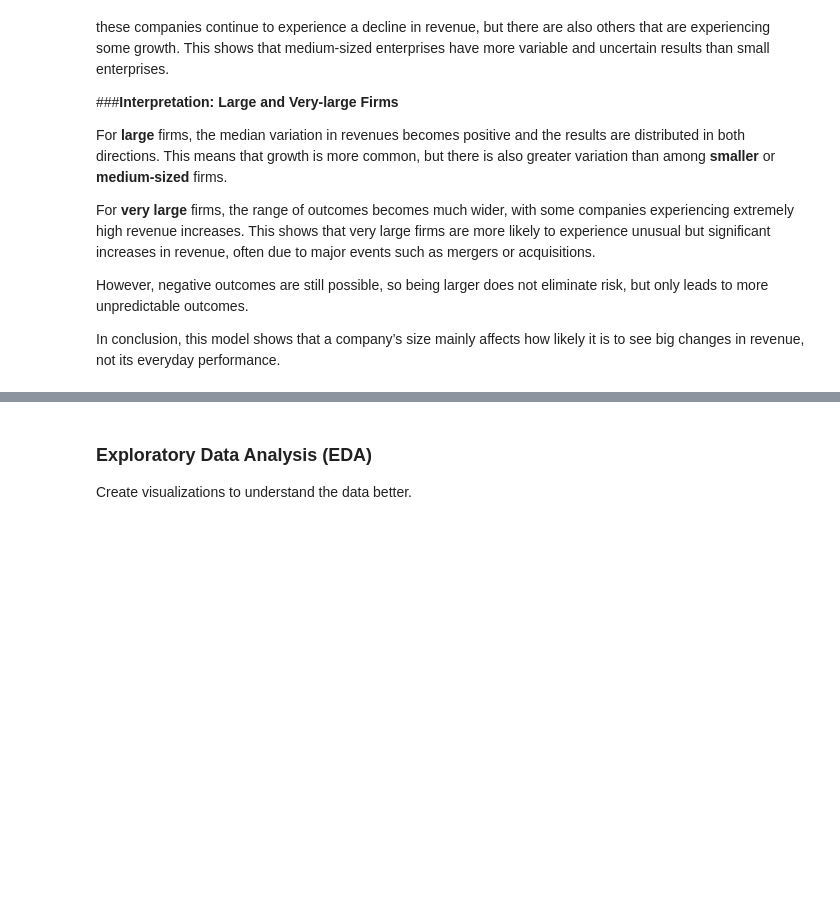
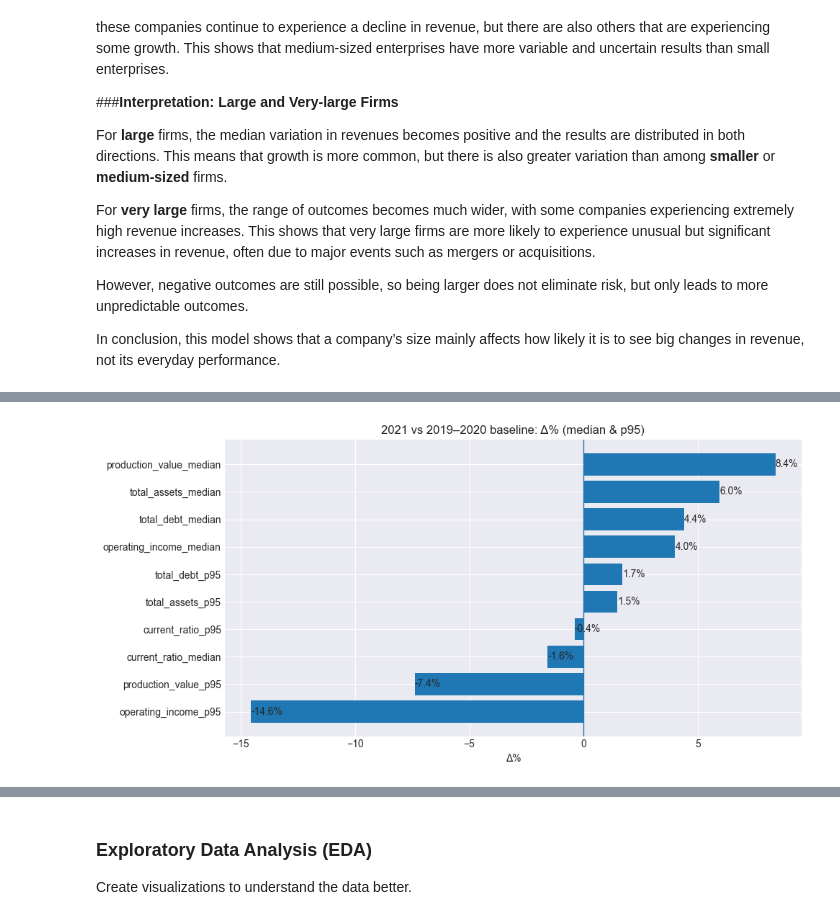
Before and after one commit to MoriondoTommaso/italian-financial-challenge, a Jupyter notebook: notebooks/Final.ipynb, the cells around one changed output, grey strips where cells are left out. Drawn from its saved outputs; the diff is of its cells as text; code cells hidden in the pictures; blank space fills up the shorter version.

```diff
--- a/notebooks/Final.ipynb
+++ b/notebooks/Final.ipynb
@@ -1194,0 +1497,8 @@ In conclusion, this model shows that a company’s size mainly affects how likel
+# %%
+
+rank = delta_2021.T.rename(columns={2021: "delta_%"}).copy()
+rank["abs_delta_%"] = rank["delta_%"].abs()
+rank = rank.sort_values("abs_delta_%", ascending=False)
+rank["drift_flag"] = np.where(rank["abs_delta_%"] >= 10, "MATERIAL (>=10%)", "limited")
+
+display(rank)
@@ -1194,0 +1517,19 @@ In conclusion, this model shows that a company’s size mainly affects how likel
+# %%
+
+
+plot_df = rank.sort_values("delta_%")  # o abs_delta_% se preferisci
+
+plt.figure(figsize=(10, 5))
+plt.barh(plot_df.index, plot_df["delta_%"])
+plt.axvline(0, linewidth=1)
+
+# etichette %
+for i, v in enumerate(plot_df["delta_%"].values):
+    plt.text(v, i, f"{v:.1f}%", va="center")
+
+plt.title("2021 vs 2019–2020 baseline: Δ% (median & p95)")
+plt.xlabel("Δ%")
+plt.tight_layout()
+plt.show()
+# %% [output]
+[figure, added]
```
Also changed, not shown: parts of 10 cells of this notebook, 1 other file.
